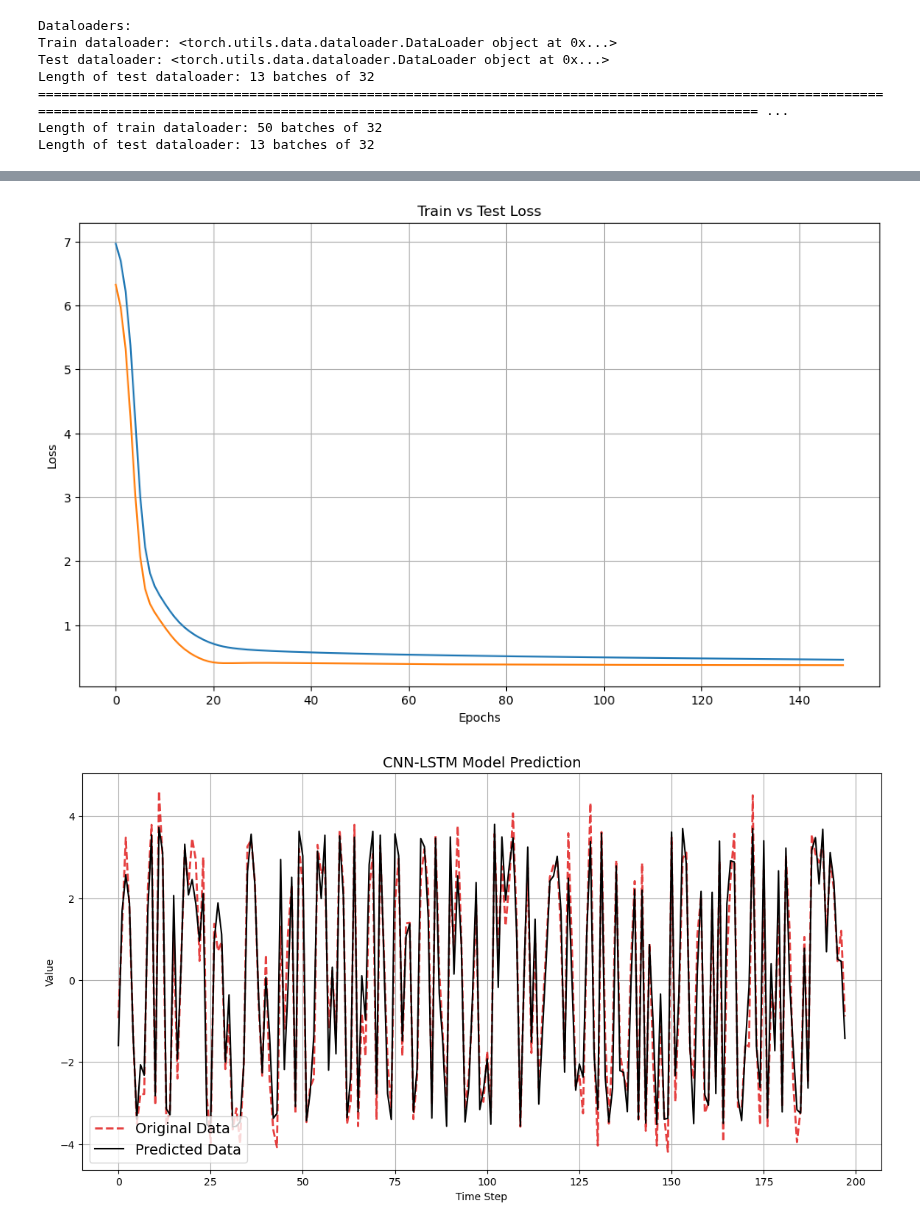
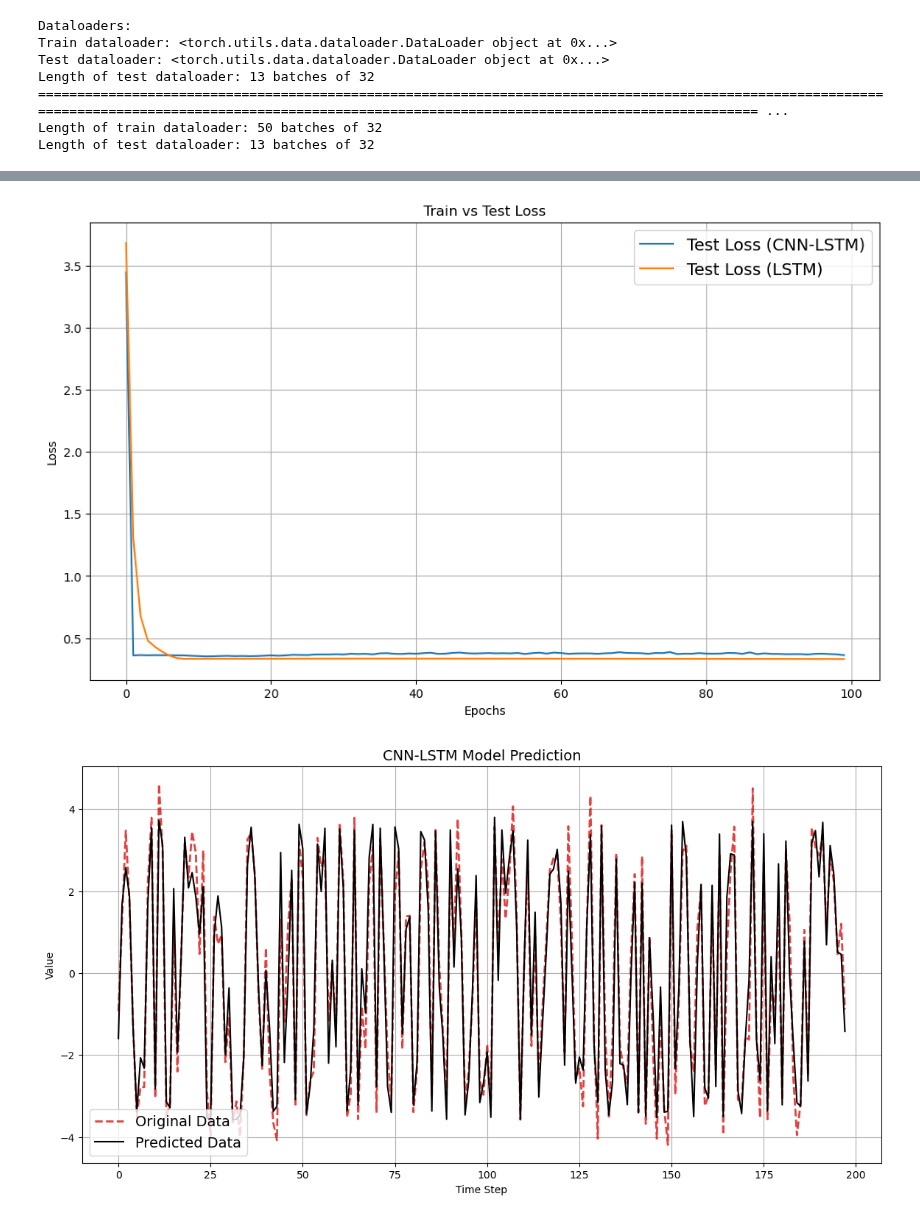
Before and after one commit to Ariestootl/machine_learning, a Jupyter notebook: deep_learning/PyTorch/RNN/CNN-LSTM.ipynb, the cells around one changed output, grey strips where cells are left out. Saved outputs shown, nothing was run; the diff lists cells and outputs as text; code cells hidden in the pictures.

```diff
--- a/deep_learning/PyTorch/RNN/CNN-LSTM.ipynb
+++ b/deep_learning/PyTorch/RNN/CNN-LSTM.ipynb
@@ -527,6 +531,6 @@ Length of test dataloader: 13 batches of 32
 # %%
 # cnn_params = [16, 32, "MaxPool"]
-cnn_params = [8, 16, "MaxPool"]
+cnn_params = [16, 32, "MaxPool"]
 class CNN1D(nn.Module):
     def __init__(self, input):
         super(CNN1D, self).__init__()
@@ -562,9 +566,12 @@ class MainModel(nn.Module):
         self.num_layers = num_layers
         self.hidden_size = hidden_size
         self.cnn = CNN1D(input_size)
-        self.lstm = nn.LSTM(input_size=16, hidden_size=hidden_size, num_layers=num_layers, batch_first=True)
+        self.lstm = nn.LSTM(input_size=32, hidden_size=hidden_size, num_layers=num_layers, batch_first=True)
         self.fc = nn.Sequential(
-            nn.Linear(hidden_size, output_size),
+            nn.Linear(hidden_size,hidden_size),
+            nn.BatchNorm1d(hidden_size),
+            nn.SiLU(),
+            nn.Linear(hidden_size, output_size)
         )
 
     def forward(self, x: torch.Tensor, h0=None, c0=None):
@@ -584,3 +591,27 @@ device="cpu"
+# %%
+class MyModel(nn.Module):
+
+    def __init__(self, input_size, hidden_size, num_layers, output_size):
+        super(MyModel, self).__init__()
+        self.hidden_size = hidden_size
+        self.num_layers = num_layers
+
+        self.lstm = nn.LSTM(input_size, hidden_size, num_layers, batch_first=True)
+        self.fc = nn.Sequential(
+            nn.Linear(hidden_size, hidden_size),
+            nn.SiLU(),
+            nn.Linear(hidden_size, output_size)
+        )
+
+    def forward(self, x: torch.Tensor, h0=None, c0=None):
+        ##initialize hidden state
+        if h0 is None or c0 is None:
+            h0 = torch.zeros(self.num_layers, x.size(0),self.hidden_size)
+            c0 = torch.zeros(self.num_layers, x.size(0),self.hidden_size)
+        x, _ = self.lstm(x, (h0, c0))
+        x = x[:, -1, :]
+        x = self.fc(x)
+        return x
 # %%
 def train(data_loader:torch.utils.data.DataLoader,
                model:torch.nn.Module,
@@ -662,10 +693,11 @@ def calculate_accuracy(y_true, y_pred):
 ## Setup loss function
 loss_fn = nn.MSELoss()
 
-num_of_epochs = 150
+num_of_epochs = 100
 num_loss_steps = 10
 seed_number = 42
-learning_rate = 0.0001
+learning_rate = 5e-4
+device = "cpu"
 # %%
 np.random.seed(seed_number)
 torch.manual_seed(seed_number)
@@ -737,14 +840,16 @@ Total Runtime:  2.48
 # %%
 plt.figure(figsize=(12, 7))
-plt.plot(results["train_loss"], label="Train Loss")
-plt.plot(results["test_loss"], label="Test Loss")
+# plt.plot(results["train_loss"], label="Train Loss")
+plt.plot(results["test_loss"], label="Test Loss (CNN-LSTM)")
+plt.plot(results1["test_loss"], label="Test Loss (LSTM)")
 plt.title("Train vs Test Loss")
 plt.xlabel("Epochs")
 plt.ylabel("Loss")
+plt.legend(loc="upper right", fontsize=14)
 plt.grid(True)
 plt.show()
 # %% [output]
-[figure, old version]
+[figure, new version]
 # %%
 # Make sure the model is in evaluation mode
 model_Adan.eval()
```
Also changed, not shown: parts of 6 cells of this notebook, 1 other file.
